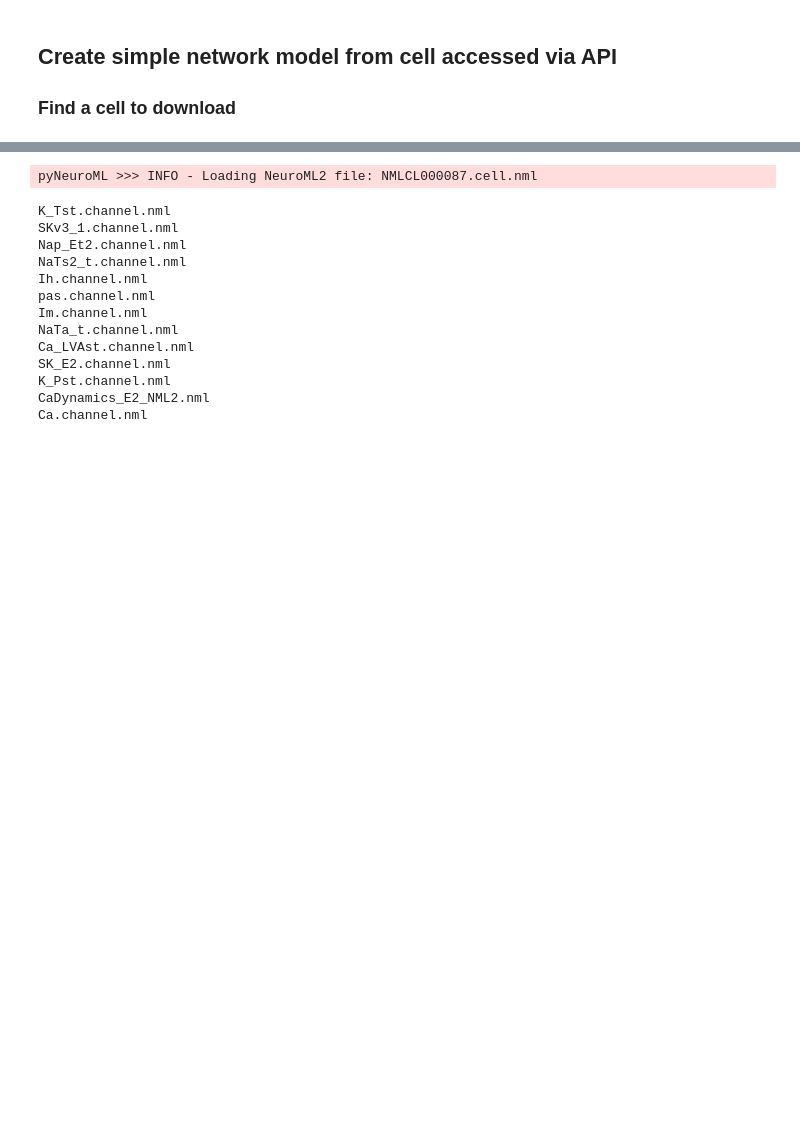
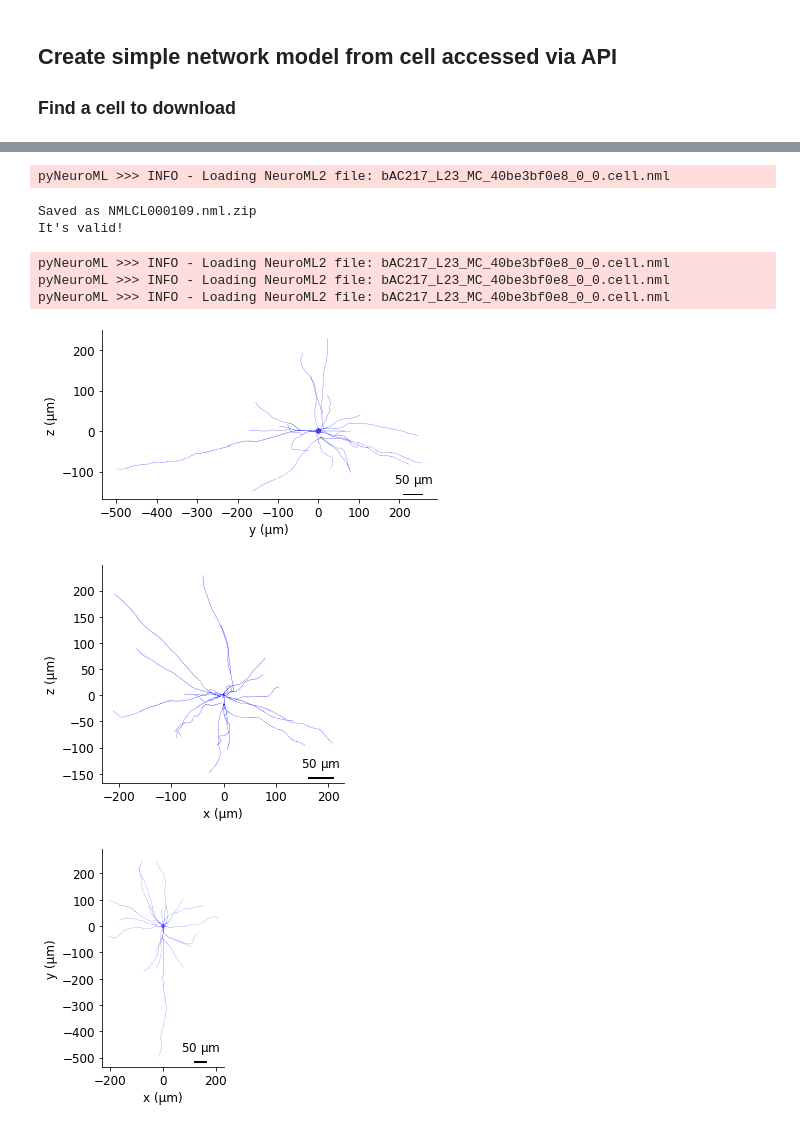
Before and after one commit to NeuroML/Documentation, a Jupyter notebook: source/Userdocs/NML2_examples/NeuroML-DB.ipynb, the cells around one changed output, grey strips where cells are left out. Drawn from its saved outputs; the diff is of its cells as text; code cells hidden in the pictures; blank space fills up the shorter version.

```diff
--- a/source/Userdocs/NML2_examples/NeuroML-DB.ipynb
+++ b/source/Userdocs/NML2_examples/NeuroML-DB.ipynb
@@ -334,16 +342,17 @@ NMLCL000111: Layer 2/3 Burst Accommodating Martinotti Cell (5), None Muller 2015
 # %%
-print(data[0])
+model_id = 'NMLCL000109'
 
 def get_model_details_from_neuromldb(model_id):
 
     url = 'https://neuroml-db.org/api/model?id=%s'%model_id
 
     with urllib.request.urlopen(url) as res:
-        data = json.load(res)
+        model_details = json.load(res)
 
-    for k in data['model']: print('%s:\t%s'%(k,data['model'][k]))
+    for k in model_details['model']: print('%s:\t%s'%(k,model_details['model'][k]))
 
-model_id = data[0]['Model_ID']
+    return model_details
 
-get_model_details_from_neuromldb(model_id)
+
+model_details = get_model_details_from_neuromldb(model_id)
 # %% [output]
@@ -368,20 +376,49 @@ pyNeuroML >>> INFO - Loading NeuroML2 file: NMLCL000087.cell.nml
-# %%
-cell_doc, cell_fname = get_model_from_neuromldb(model_id, 'cell')
-cell = cell_doc.cells[0]
-
-for inc in cell_doc.includes: print(inc.href)
-# %% [output]
-pyNeuroML >>> INFO - Loading NeuroML2 file: NMLCL000087.cell.nml
-K_Tst.channel.nml
-SKv3_1.channel.nml
-Nap_Et2.channel.nml
-NaTs2_t.channel.nml
-Ih.channel.nml
-pas.channel.nml
-Im.channel.nml
-NaTa_t.channel.nml
-Ca_LVAst.channel.nml
-SK_E2.channel.nml
-K_Pst.channel.nml
-CaDynamics_E2_NML2.nml
-Ca.channel.nml
+# %%
+
+def get_full_model_from_neuromldb(model_id):
+
+    fname = '%s.nml.zip'%(model_id)
+
+    url = 'https://neuroml-db.org/GetModelZip?modelID=%s&version=NeuroML'%model_id
+    r = requests.get(url)
+    with open(fname , 'wb') as f:
+        f.write(r.content)
+
+
+    import zipfile
+    with zipfile.ZipFile(fname, 'r') as z:
+        z.extractall('.')
+
+
+    print('Saved as %s'%fname)
+
+get_full_model_from_neuromldb(model_id)
+
+cell_file = model_details['model']['File_Name']
+
+validate_neuroml2(cell_file)
+
+
+from pyneuroml.plot.PlotMorphology import plot_2D
+
+planes = ['yz', 'xz', 'xy']
+for plane in planes:
+
+    plot_2D(cell_file,
+            plane2d  = plane,
+            min_width = 0,
+            verbose= False,
+            nogui = True,
+            square=False)
+
+cell_doc = pynml.read_neuroml2_file(cell_file)
+# %% [output]
+pyNeuroML >>> INFO - Loading NeuroML2 file: bAC217_L23_MC_40be3bf0e8_0_0.cell.nml
+Saved as NMLCL000109.nml.zip
+It's valid!
+pyNeuroML >>> INFO - Loading NeuroML2 file: bAC217_L23_MC_40be3bf0e8_0_0.cell.nml
+pyNeuroML >>> INFO - Loading NeuroML2 file: bAC217_L23_MC_40be3bf0e8_0_0.cell.nml
+pyNeuroML >>> INFO - Loading NeuroML2 file: bAC217_L23_MC_40be3bf0e8_0_0.cell.nml
+[figure, added]
+[figure, added]
+[figure, added]
```
Also changed, not shown: parts of 10 cells of this notebook.
